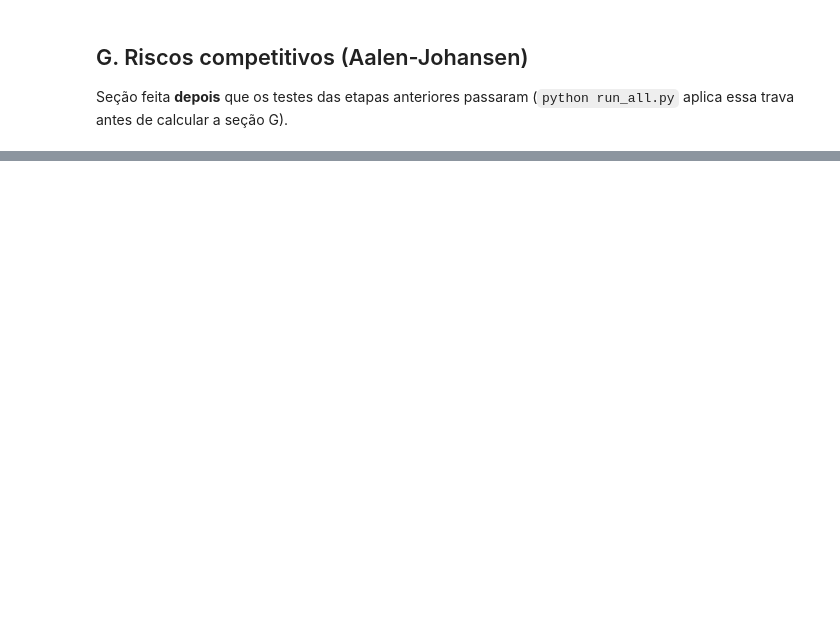
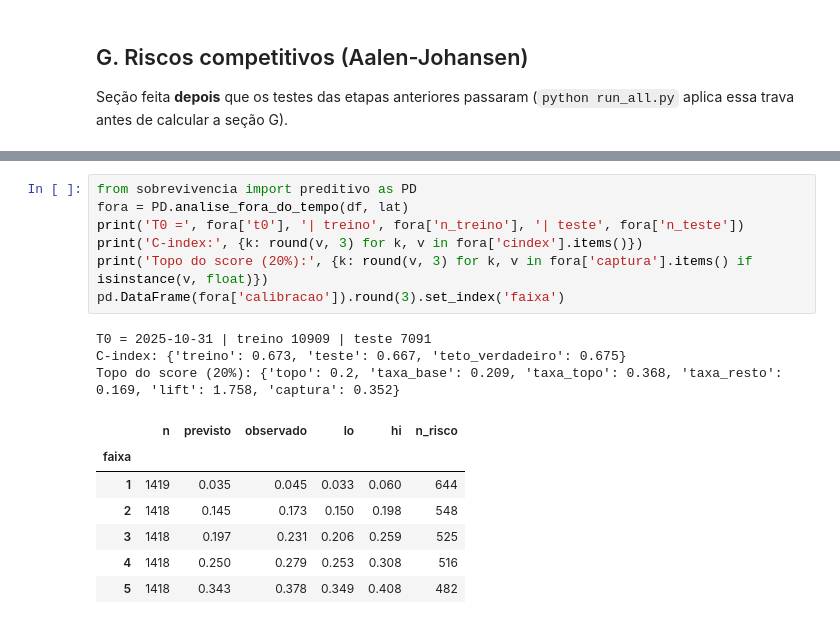
Before and after one commit to GabrielRangel101/survival-assinaturas, a Jupyter notebook: notebooks/02_analise.ipynb, the cells around one changed output, grey strips where cells are left out. Drawn from its saved outputs; the diff is of its cells as text; blank space fills up the shorter version.

```diff
--- a/notebooks/02_analise.ipynb
+++ b/notebooks/02_analise.ipynb
@@ -260,0 +334,18 @@ display(Image(str(F.fig_riscos_competitivos(res_g, FIG))))
+# %%
+from sobrevivencia import preditivo as PD
+fora = PD.analise_fora_do_tempo(df, lat)
+print('T0 =', fora['t0'], '| treino', fora['n_treino'], '| teste', fora['n_teste'])
+print('C-index:', {k: round(v, 3) for k, v in fora['cindex'].items()})
+print('Topo do score (20%):', {k: round(v, 3) for k, v in fora['captura'].items() if isinstance(v, float)})
+pd.DataFrame(fora['calibracao']).round(3).set_index('faixa')
+# %% [output]
+T0 = 2025-10-31 | treino 10909 | teste 7091
+C-index: {'treino': 0.673, 'teste': 0.667, 'teto_verdadeiro': 0.675}
+Topo do score (20%): {'topo': 0.2, 'taxa_base': 0.209, 'taxa_topo': 0.368, 'taxa_resto': 0.169, 'lift': 1.758, 'captura': 0.352}
+|  | n | previsto | observado | lo | hi | n_risco |
+| faixa |  |  |  |  |  |  |
+| 1 | 1419 | 0.035 | 0.045 | 0.033 | 0.060 | 644 |
+| 2 | 1418 | 0.145 | 0.173 | 0.150 | 0.198 | 548 |
+| 3 | 1418 | 0.197 | 0.231 | 0.206 | 0.259 | 525 |
+| 4 | 1418 | 0.250 | 0.279 | 0.253 | 0.308 | 516 |
+| 5 | 1418 | 0.343 | 0.378 | 0.349 | 0.408 | 482 |
```
Also changed, not shown: parts of 30 cells of this notebook, 34 other files.
